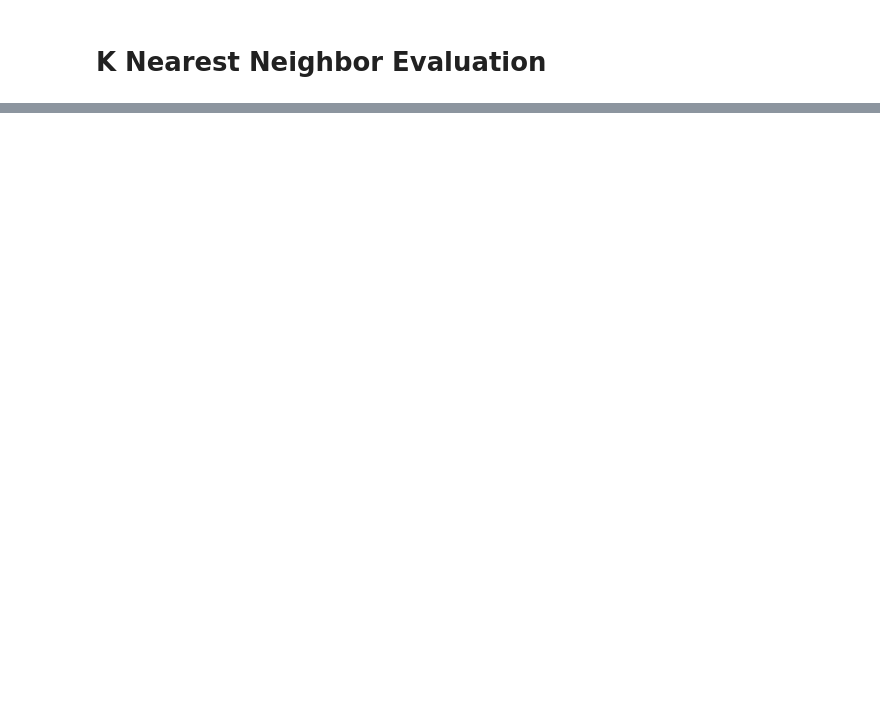
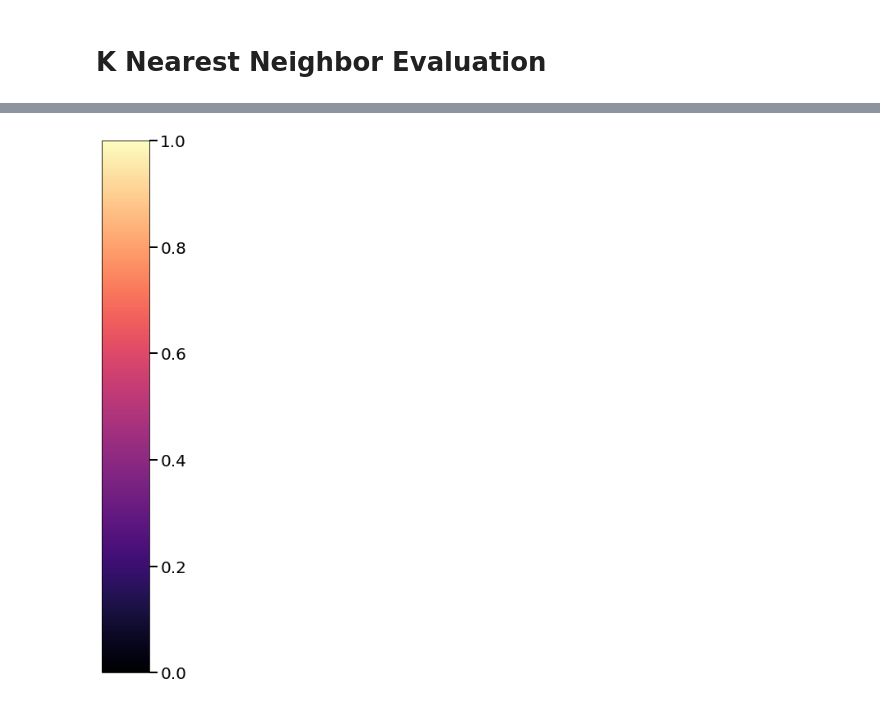
Before and after one commit to rajanisamir/Soundscape_analysis, a Jupyter notebook: Post_Processing/K Nearest Neighbor Evaluation.ipynb, the cells around one changed output, grey strips where cells are left out. Saved outputs shown, nothing was run; the diff lists cells and outputs as text; code cells hidden in the pictures; blank space fills up the shorter version.

```diff
--- a/Post_Processing/K Nearest Neighbor Evaluation.ipynb
+++ b/Post_Processing/K Nearest Neighbor Evaluation.ipynb
@@ -179,0 +261,14 @@ ls: cannot access '/lcrc': No such file or directory
+# %%
+import pylab as pl
+import numpy as np
+
+a = np.array([[0,1]])
+pl.figure(figsize=(1, 15))
+img = pl.imshow(a, cmap="magma")
+pl.gca().set_visible(False)
+cax = pl.axes([0.1, 0.2, 0.8, 0.6])
+cbar = pl.colorbar(cax=cax)
+cbar.ax.tick_params(labelsize=20, length=10, width=2)
+pl.savefig("colorbar.png", dpi=300, bbox_inches='tight')
+# %% [output]
+[figure, added]
```
Also changed, not shown: parts of 20 cells of this notebook, 29 other files.
